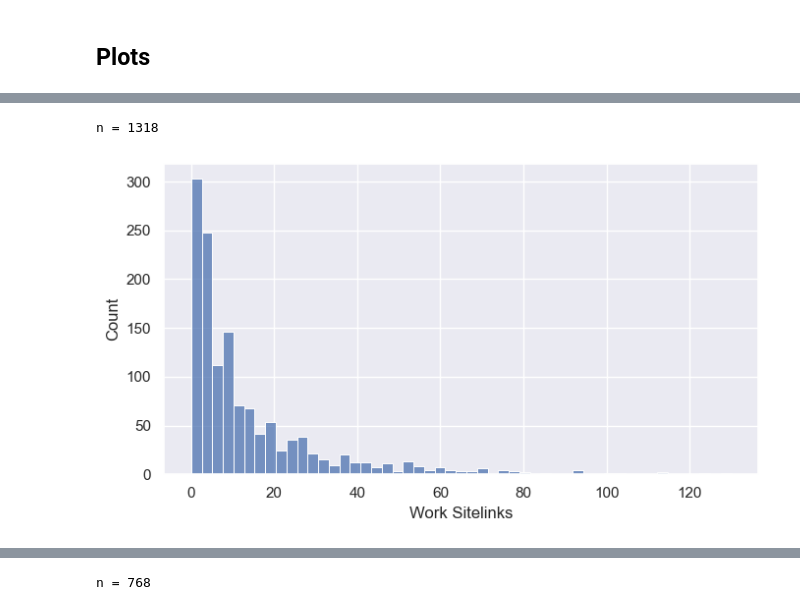
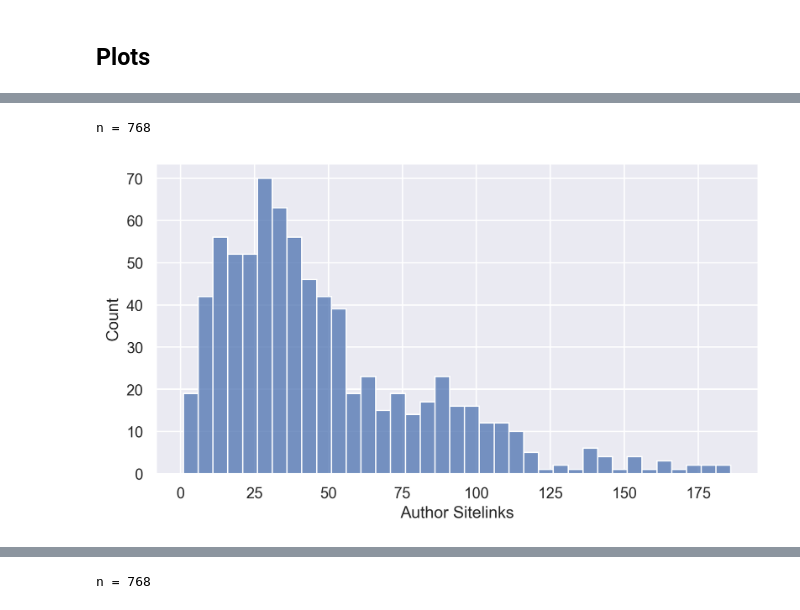
Before and after one commit to temporal-communities/1001-books, a Jupyter notebook: main.ipynb, the cells around one changed output, grey strips where cells are left out. Saved outputs shown, nothing was run; the diff lists cells and outputs as text; code cells hidden in the pictures.

```diff
--- a/main.ipynb
+++ b/main.ipynb
@@ -7,7 +7,10 @@ from numpy.polynomial import Polynomial
 from sklearn.metrics import r2_score
 
 
-sns.set_theme(font_scale=1.00, rc={"figure.figsize": (7, 4), "figure.autolayout": True})
+sns.set_theme(
+    font_scale=1.00,
+    rc={"figure.figsize": (7, 4), "figure.autolayout": True, "figure.dpi": 300},
+)
 
 
 books_1001 = pl.read_csv("1001-books-plus-wikidata.tsv", separator="\t")
@@ -236,12 +258,13 @@ ax = sns.histplot(
 # %%
-# Histogram of number of sitelinks for works
-plot_df = relevance_df.drop_nulls("Work Sitelinks")
-sns.histplot(
+# Histogram of number of sitelinks for authors
+plot_df = relevance_df.unique("Author Wikidata ID").drop_nulls("Author Sitelinks")
+ax = sns.histplot(
     plot_df,
-    x="Work Sitelinks",
+    x="Author Sitelinks",
+    binwidth=5
 )
 
 print(f"n = {plot_df.height}")
 # %% [output]
-n = 1318
+n = 768
-[figure, old version]
+[figure, new version]
```
Also changed, not shown: parts of 10 cells of this notebook, 2 other files.
